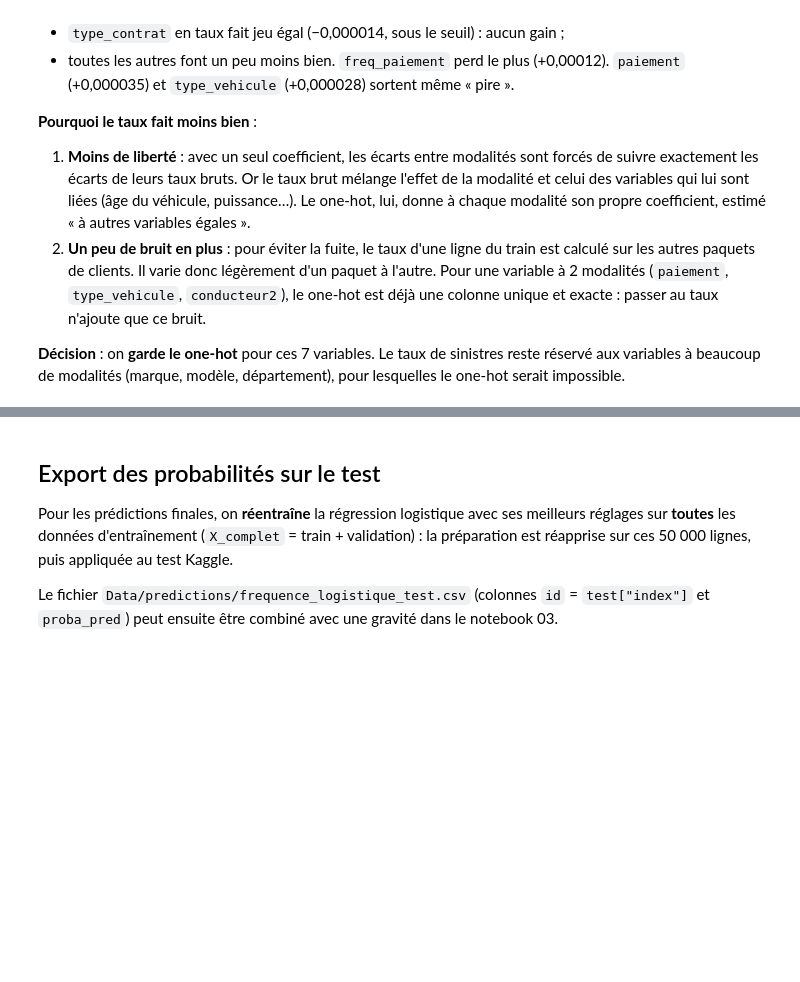
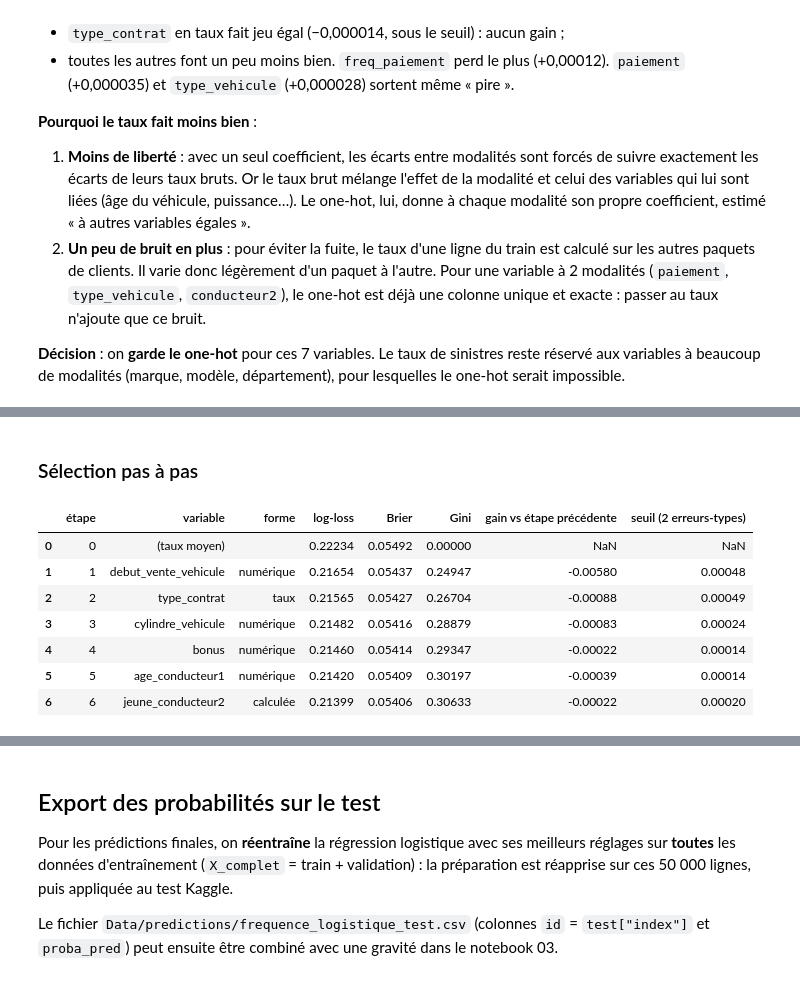
Before and after one commit to MaximilienCY/TD-Tarification-automobile-par-Machine-Learning, a Jupyter notebook: notebooks/01_frequence.ipynb, the cells around one changed output, grey strips where cells are left out. Cells and saved outputs as stored; diff of their text form; code cells hidden in the pictures; blank space fills up the shorter version.

```diff
--- a/notebooks/01_frequence.ipynb
+++ b/notebooks/01_frequence.ipynb
@@ -2317,0 +2474,44 @@ Colonnes : one-hot 26 -> taux 19
+# %% [markdown]
+### Sélection pas à pas
+# %%
+FICHIER_SELECTION = RACINE / "Data" / "resultats" / "selection_pas_a_pas.csv"
+RECALCULER = not FICHIER_SELECTION.exists()  # mettre True pour refaire le calcul (environ 15 minutes)
+
+if RECALCULER:
+    choix = []                                   # options retenues, dans l'ordre
+    scores_courants = scores_options([], plis_selection)
+    etapes = [{"étape": 0, "variable": "(taux moyen)", "forme": "", **scores_courants.mean()}]
+    while True:
+        deja = {v for v, _ in choix}
+        candidates = [o for o in OPTIONS if o[0] not in deja]
+        # Toutes les candidates du tour sont testées en parallèle (une par cœur du processeur)
+        with threadpool_limits(limits=1):  # un calcul par cœur, sans qu'ils se gênent
+            resultats = Parallel(n_jobs=-1, prefer="threads")(
+                delayed(scores_options)(choix + [o], plis_selection) for o in candidates)
+        meilleure = int(np.argmin([r["log-loss"].mean() for r in resultats]))
+        essai = comparer(resultats[meilleure], scores_courants)
+        print(f"tour {len(choix) + 1} : {candidates[meilleure]} -> {essai['log-loss CV']:.5f} ({essai['verdict']})", flush=True)
+        if essai["verdict"] != "mieux":           # plus aucun ajout ne gagne de façon significative : on s'arrête
+            break
+        choix.append(candidates[meilleure])
+        scores_courants = resultats[meilleure]
+        etapes.append({"étape": len(choix), "variable": candidates[meilleure][0], "forme": candidates[meilleure][1],
+                       **scores_courants.mean(), "gain vs étape précédente": essai["écart moyen vs référence"],
+                       "seuil (2 erreurs-types)": essai["seuil (2 erreurs-types)"]})
+    selection = pd.DataFrame(etapes)
+    FICHIER_SELECTION.parent.mkdir(parents=True, exist_ok=True)
+    selection.to_csv(FICHIER_SELECTION, index=False)
+else:
+    selection = pd.read_csv(FICHIER_SELECTION).fillna({"forme": ""})
+
+OPTIONS_SELECTION = [(v, f) for v, f in zip(selection["variable"], selection["forme"]) if f]
+selection.round(5)
+# %% [output]
+|  | étape | variable | forme | log-loss | Brier | Gini | gain vs étape précédente | seuil (2 erreurs-types) |
+| 0 | 0 | (taux moyen) |  | 0.22234 | 0.05492 | 0.00000 | NaN | NaN |
+| 1 | 1 | debut_vente_vehicule | numérique | 0.21654 | 0.05437 | 0.24947 | -0.00580 | 0.00048 |
+| 2 | 2 | type_contrat | taux | 0.21565 | 0.05427 | 0.26704 | -0.00088 | 0.00049 |
+| 3 | 3 | cylindre_vehicule | numérique | 0.21482 | 0.05416 | 0.28879 | -0.00083 | 0.00024 |
+| 4 | 4 | bonus | numérique | 0.21460 | 0.05414 | 0.29347 | -0.00022 | 0.00014 |
+| 5 | 5 | age_conducteur1 | numérique | 0.21420 | 0.05409 | 0.30197 | -0.00039 | 0.00014 |
+| 6 | 6 | jeune_conducteur2 | calculée | 0.21399 | 0.05406 | 0.30633 | -0.00022 | 0.00020 |
```
Also changed, not shown: parts of 10 cells of this notebook, 3 other files.
